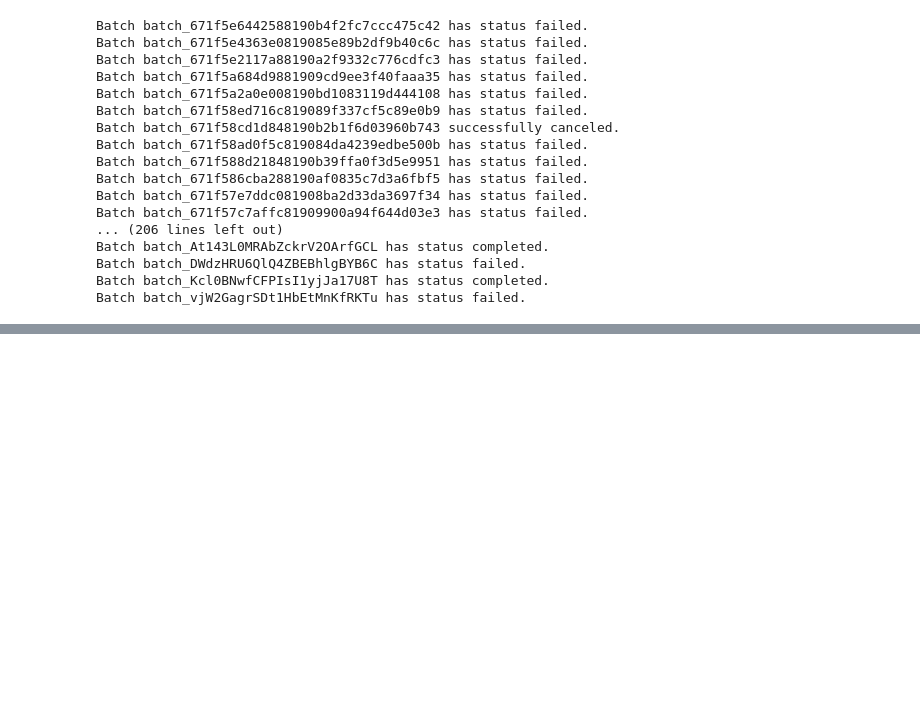
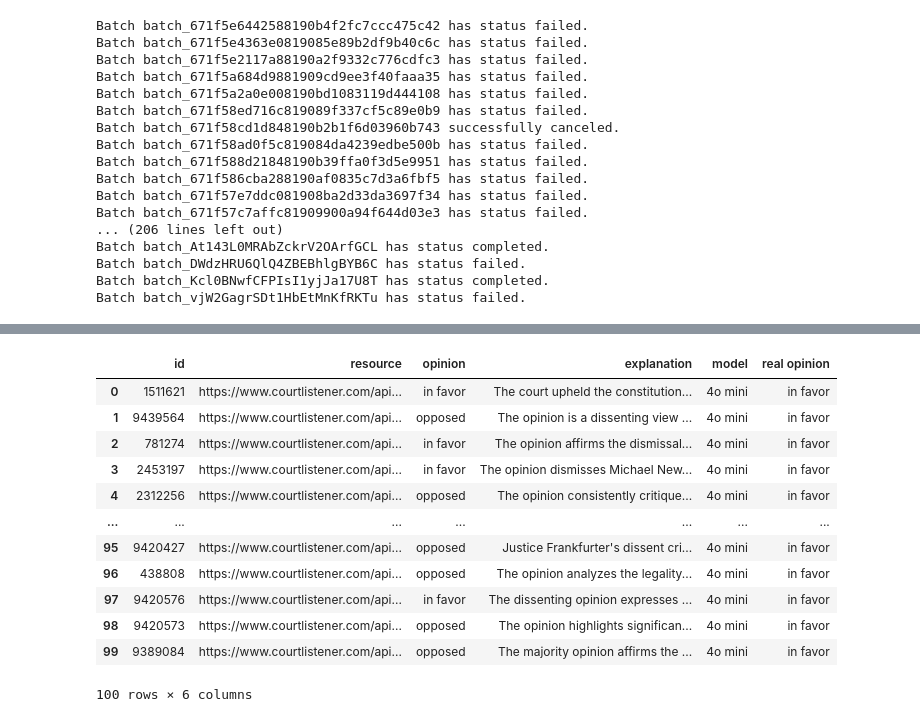
Before and after one commit to kazakhpunk/LLM-Political-Bias, a Jupyter notebook: 4o_and_4o_mini_cross-validation.ipynb, the cells around one changed output, grey strips where cells are left out. Drawn from its saved outputs; the diff is of its cells as text; code cells hidden in the pictures; blank space fills up the shorter version.

```diff
--- a/4o_and_4o_mini_cross-validation.ipynb
+++ b/4o_and_4o_mini_cross-validation.ipynb
@@ -418,0 +459,17 @@ df_4o.head()
+# %%
+df_4o_mini['real opinion'] = df_4o_mini['id'].map(decision_dict).map({'For': 'in favor', 'Against': 'opposed'})
+df_4o_mini
+# %% [output]
+|  | id | resource | opinion | explanation | model | real opinion |
+| 0 | 1511621 | https://www.courtlistener.com/api... | in favor | The court upheld the constitution... | 4o mini | in favor |
+| 1 | 9439564 | https://www.courtlistener.com/api... | opposed | The opinion is a dissenting view ... | 4o mini | in favor |
+| 2 | 781274 | https://www.courtlistener.com/api... | in favor | The opinion affirms the dismissal... | 4o mini | in favor |
+| 3 | 2453197 | https://www.courtlistener.com/api... | in favor | The opinion dismisses Michael New... | 4o mini | in favor |
+| 4 | 2312256 | https://www.courtlistener.com/api... | opposed | The opinion consistently critique... | 4o mini | in favor |
+| ... | ... | ... | ... | ... | ... | ... |
+| 95 | 9420427 | https://www.courtlistener.com/api... | opposed | Justice Frankfurter's dissent cri... | 4o mini | in favor |
+| 96 | 438808 | https://www.courtlistener.com/api... | opposed | The opinion analyzes the legality... | 4o mini | in favor |
+| 97 | 9420576 | https://www.courtlistener.com/api... | in favor | The dissenting opinion expresses ... | 4o mini | in favor |
+| 98 | 9420573 | https://www.courtlistener.com/api... | opposed | The opinion highlights significan... | 4o mini | in favor |
+| 99 | 9389084 | https://www.courtlistener.com/api... | opposed | The majority opinion affirms the ... | 4o mini | in favor |
+100 rows × 6 columns
```
Also changed, not shown: parts of 10 cells of this notebook.
